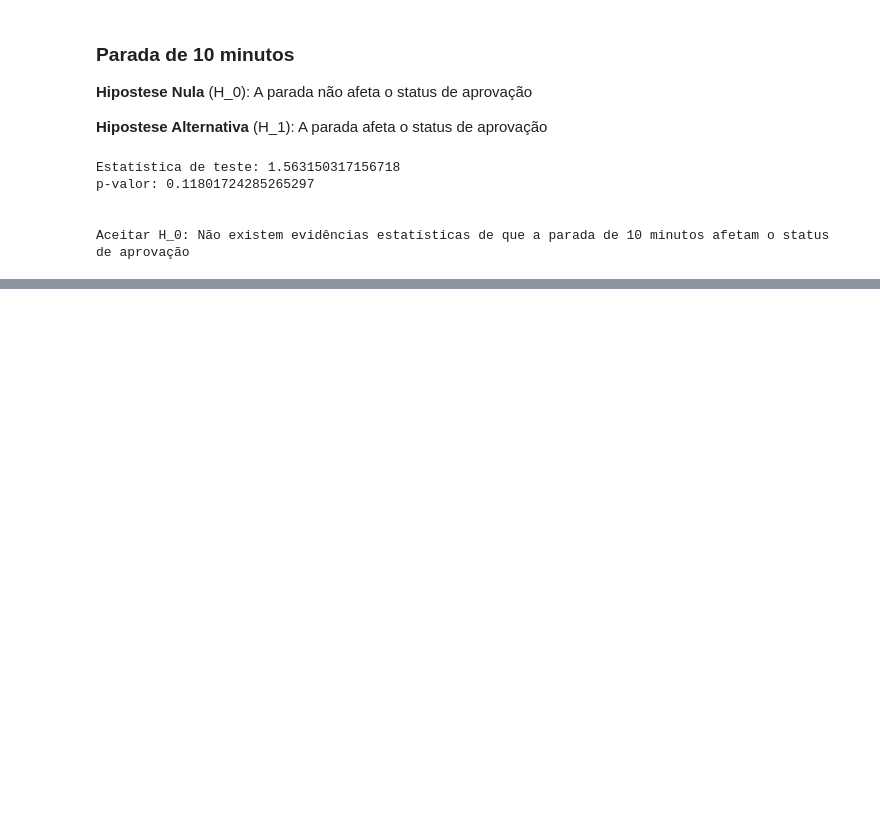
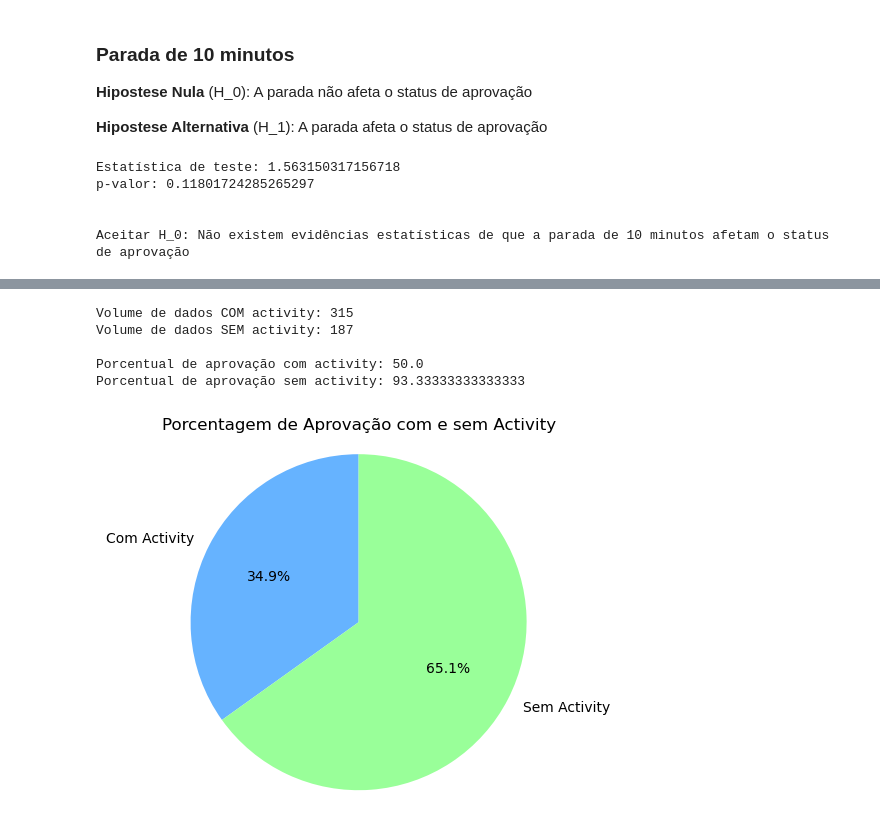
Before and after one commit to Xnths/data-bike-sp, a Jupyter notebook: analise.ipynb, the cells around one changed output, grey strips where cells are left out. Drawn from its saved outputs; the diff is of its cells as text; code cells hidden in the pictures; blank space fills up the shorter version.

Commit message:
Versão final da análise dos dados

```diff
--- a/analise.ipynb
+++ b/analise.ipynb
@@ -179,0 +269,46 @@ Porcentual de aprovação sem activity: 60.0
+# %%
+amostra_com_activity = viagem[(viagem['activityrecognitiontrip'] == 't')].sample(50)
+amostra_sem_activity = viagem[(viagem['activityrecognitiontrip'] == 'f')].sample(50)
+
+amostra_aprovados_com_activity = amostra_com_activity[(amostra_com_activity['motivostatus'] == 'APROVADO')].shape[0]
+amostra_aprovados_sem_activity = amostra_sem_activity[(amostra_sem_activity['motivostatus'] == 'APROVADO')].shape[0]
+
+volume_amostra_com_activity = amostra_com_activity[(amostra_com_activity['motivostatus'] != 'ORIGEM_IGUAL_DESTINO') &
+                                                   (amostra_com_activity['motivostatus'] != 'VIAGEM_VALIDACAO') &
+                                                   (amostra_com_activity['motivostatus'] != 'LIMITE_VIAGENS_EXCEDIDO') &
+                                                   (amostra_com_activity['motivostatus'] != 'PILOTO_NAO_INICIADO')].shape[0]
+volume_amostra_sem_activity = amostra_sem_activity[(amostra_sem_activity['motivostatus'] != 'ORIGEM_IGUAL_DESTINO') &
+                                                   (amostra_sem_activity['motivostatus'] != 'VIAGEM_VALIDACAO') &
+                                                   (amostra_sem_activity['motivostatus'] != 'LIMITE_VIAGENS_EXCEDIDO') &
+                                                   (amostra_sem_activity['motivostatus'] != 'PILOTO_NAO_INICIADO')].shape[0]
+
+percentual_aprovados_com_activity = (amostra_aprovados_com_activity / volume_amostra_com_activity) * 100
+percentual_aprovados_sem_activity = (amostra_aprovados_sem_activity / volume_amostra_sem_activity) * 100
+
+print(f"Volume de dados COM activity: {total_com_activity}")
+print(f"Volume de dados SEM activity: {total_sem_activity}\n")
+
+print(f"Porcentual de aprovação com activity: {percentual_aprovados_com_activity}")
+print(f"Porcentual de aprovação sem activity: {percentual_aprovados_sem_activity}")
+# %% [output]
+Volume de dados COM activity: 315
+Volume de dados SEM activity: 187
+
+Porcentual de aprovação com activity: 50.0
+Porcentual de aprovação sem activity: 93.33333333333333
+# %%
+labels = ['Com Activity', 'Sem Activity']
+percentuais = [percentual_aprovados_com_activity, percentual_aprovados_sem_activity]
+
+cores = ['#66b3ff', '#99ff99']
+
+fig1, ax1 = plt.subplots()
+ax1.pie(percentuais, labels=labels, autopct="%1.1f%%", startangle=90, colors=cores)
+
+ax1.axis('equal')
+
+plt.title('Porcentagem de Aprovação com e sem Activity')
+
+plt.show()
+# %% [output]
+[figure, added]
```
Also changed, not shown: parts of 14 cells of this notebook.
